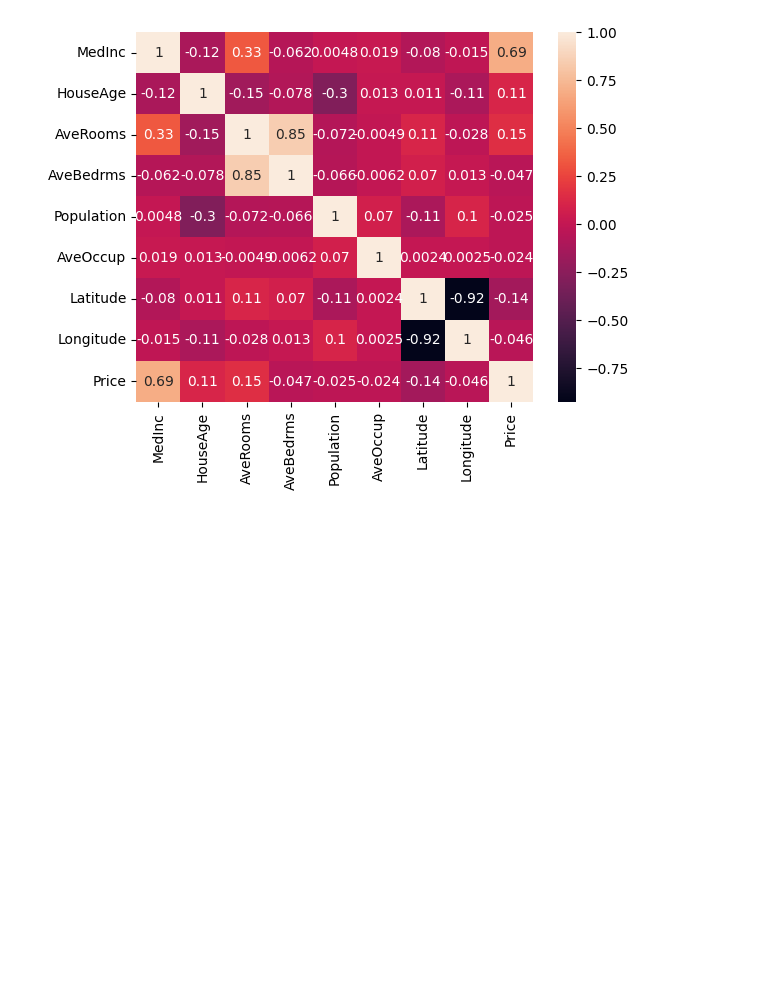
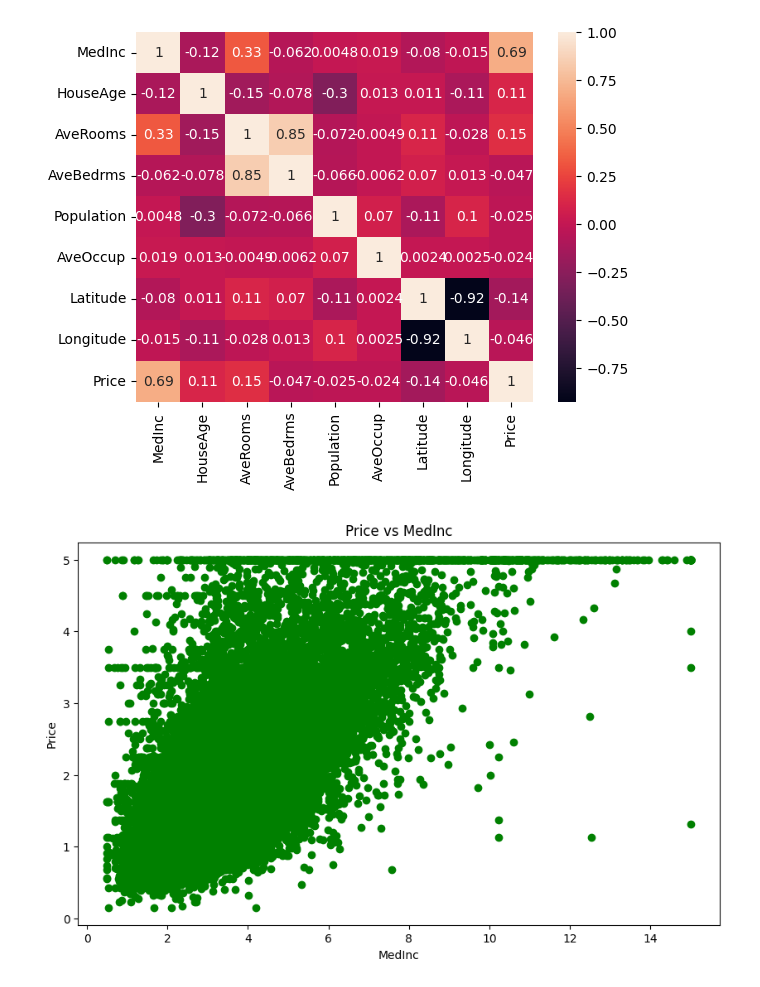
Before and after one commit to Ashok-Prajapati2/Machine-Learning, a Jupyter notebook: Projects/Multiple-Linear-Reg/model.ipynb, the cells around one changed output. Cells and saved outputs as stored; diff of their text form; code cells hidden in the pictures; blank space fills up the shorter version.

```diff
--- a/Projects/Multiple-Linear-Reg/model.ipynb
+++ b/Projects/Multiple-Linear-Reg/model.ipynb
@@ -142,3 +142,15 @@ sns.heatmap(df.corr(), annot=True)
 # %% [output]
 <Axes: >
 [figure]
+# %%
+def plot_feature(feature,Price='Price'):
+    plt.figure(figsize=(10, 6))
+    plt.scatter(df[feature], df[Price], c='g')
+    plt.title(f'{Price} vs {feature}')
+    plt.xlabel(feature)
+    plt.ylabel(Price)
+    plt.show()
+
+plot_feature('MedInc')
+# %% [output]
+[figure, added]
```
Also changed, not shown: parts of 19 cells of this notebook.
